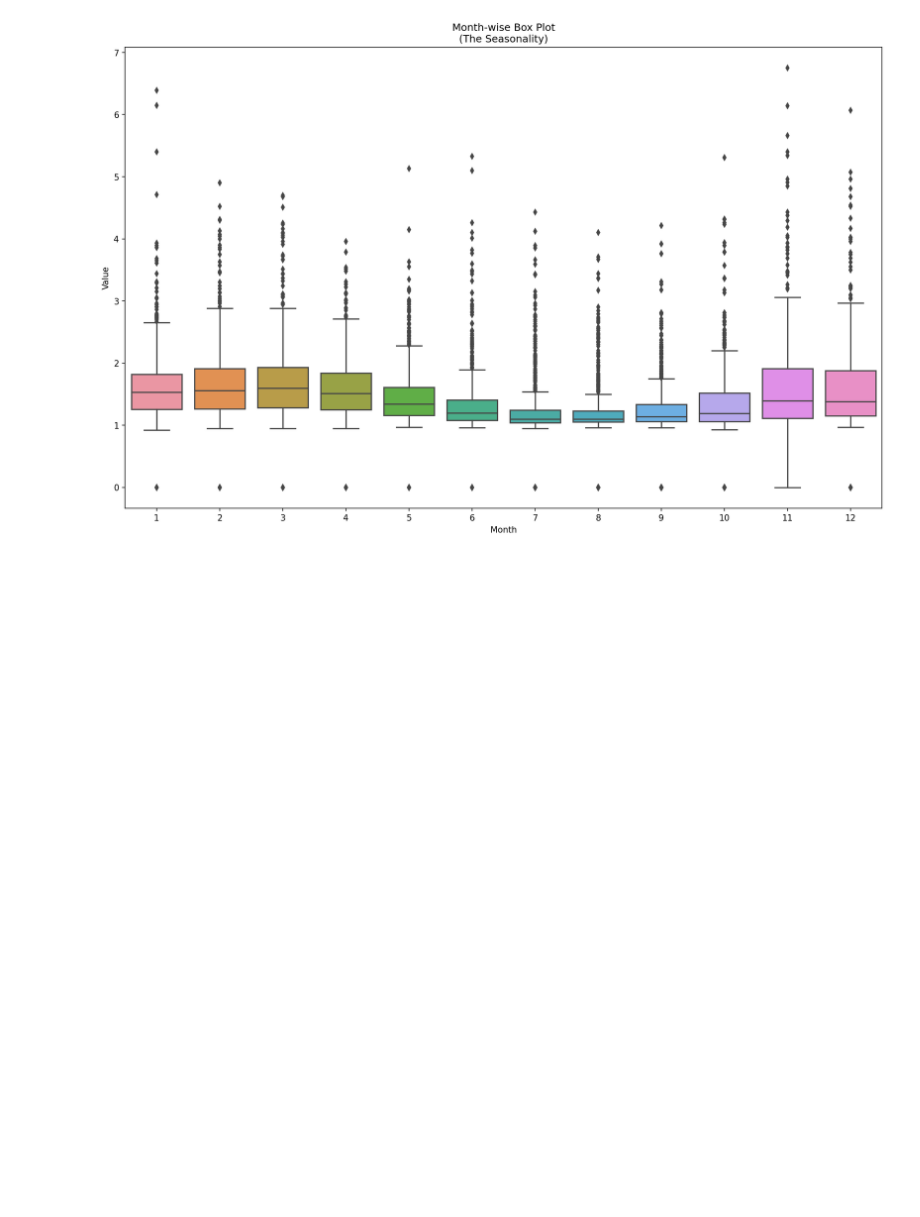
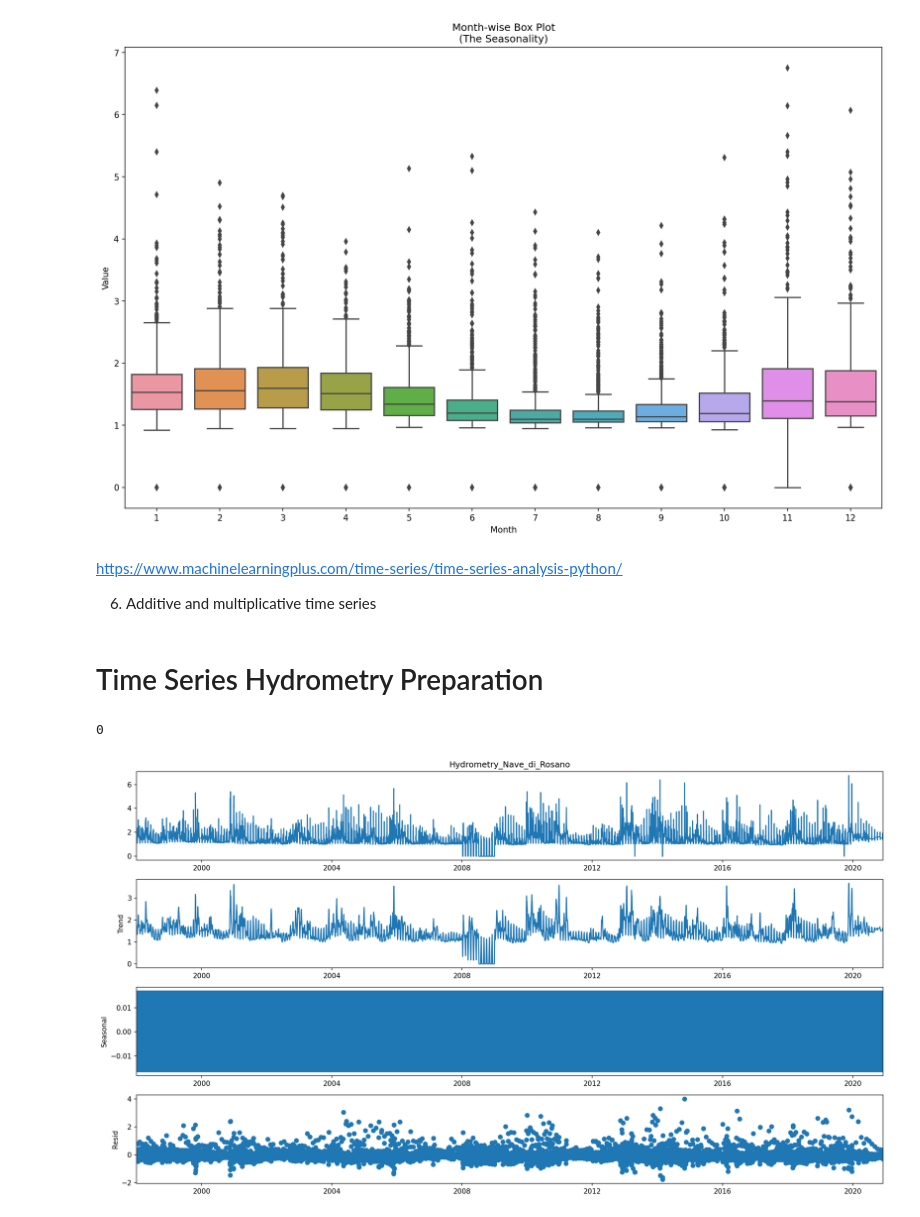
Before and after one commit to haga96/water_availability_prediction_in_Italy, a Jupyter notebook: River Arno.ipynb, the cells around one changed output. Saved outputs shown, nothing was run; the diff lists cells and outputs as text; code cells hidden in the pictures; blank space fills up the shorter version.

Commit message:
hydrometry time series decomposition

```diff
--- a/River Arno.ipynb
+++ b/River Arno.ipynb
@@ -149,6 +152,8 @@ def feature_engineering(df):
     df["Month"] = df.index.month
     df["Year"] = df.index.year
     df["DayOfYear"] = df.index.dayofyear
+    df["WeekOfYear"] = df.index.weekofyear
+
 
     return df
 # %%
@@ -310,3 +317,39 @@ boxplot_df(df_all, 'Year', 'Hydrometry_Nave_di_Rosano', 'Year-wise Box Plot\n(Th
 boxplot_df(df_all, 'Month', 'Hydrometry_Nave_di_Rosano', 'Month-wise Box Plot\n(The Seasonality)', 'Month')
 # %% [output]
 [figure]
+# %% [markdown]
+https://www.machinelearningplus.com/time-series/time-series-analysis-python/
+
+
+6. Additive and multiplicative time series
+# %%
+def decompose_time_series(time_series, model='', period='', dpi=150):
+    if bool(period):
+      decomposition = seasonal_decompose(time_series, model=model, period=period, extrapolate_trend='freq')
+    else:
+      decomposition = seasonal_decompose(time_series, model=model, extrapolate_trend='freq')
+    fig = decomposition.plot()
+    fig.set_size_inches((16, 9))
+    fig.set_dpi(dpi)
+    # Tight layout to realign things
+    fig.tight_layout()
+    plt.show()
+# %% [markdown]
+# Time Series Hydrometry Preparation
+# %%
+df_hydrometry_time_series = df_all['Hydrometry_Nave_di_Rosano']
+
+# Filling missing values with the use of Last Observation Carried Forward
+
+df_hydrometry_time_series= df_hydrometry_time_series.ffill()
+df_hydrometry_time_series.isnull().sum()
+# %% [output]
+0
+# %%
+# Multiplicative Decomposition (commented due to existed values equals zero which can not exist in multiplicative decomposition)
+# multiply_decomp = decompose_time_series(df_hydrometry_time_series,'multiplicative')
+
+# Additive Decomposition
+add_decomp = decompose_time_series(df_hydrometry_time_series,'additive')
+# %% [output]
+[figure, added]
```
Also changed, not shown: parts of 13 cells of this notebook.
